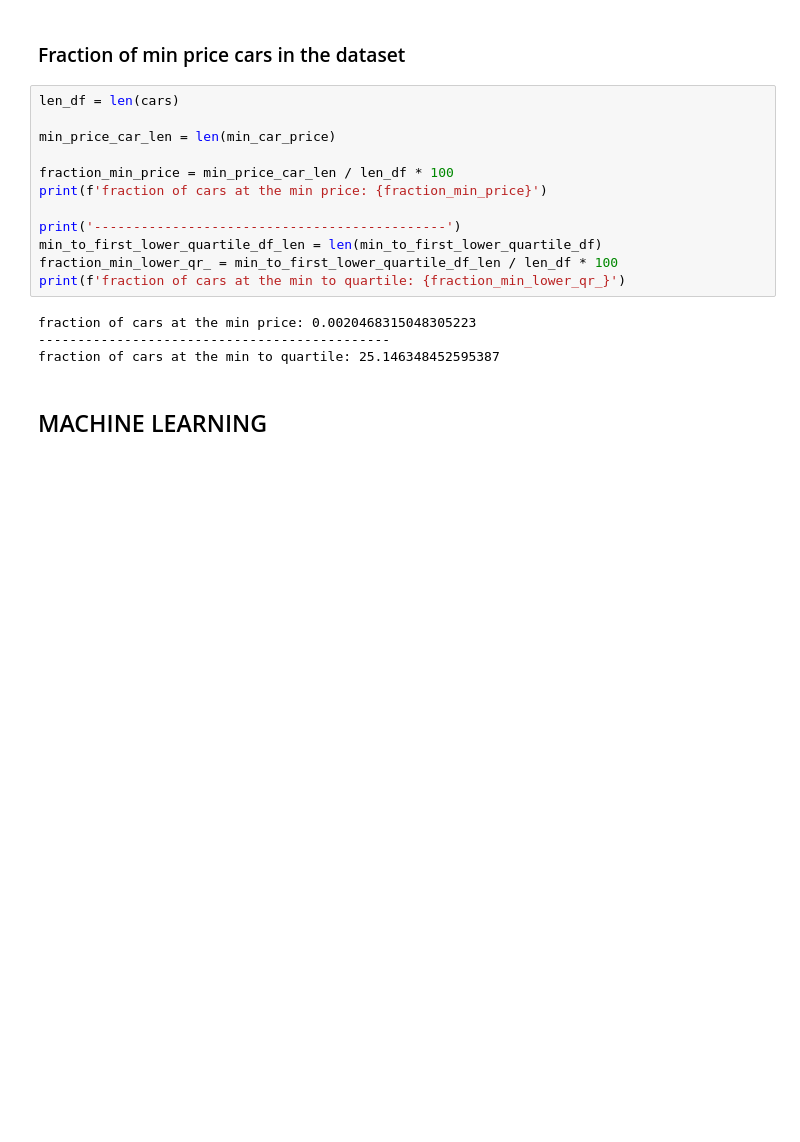
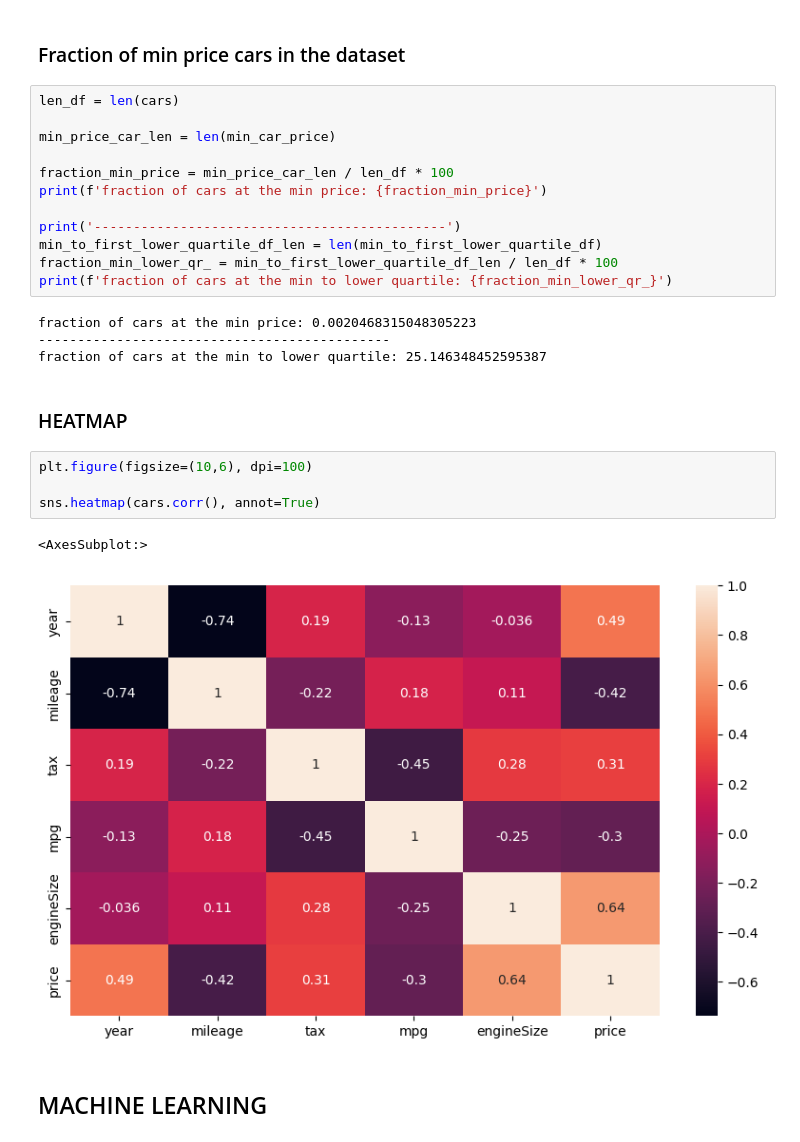
Before and after one commit to fzaman679/car_sales, a Jupyter notebook: notebooks/main.ipynb, the cells around one changed output. Drawn from its saved outputs; the diff is of its cells as text; blank space fills up the shorter version.

```diff
--- a/notebooks/main.ipynb
+++ b/notebooks/main.ipynb
@@ -153,11 +154,20 @@ print(f'fraction of cars at the min price: {fraction_min_price}')
 print('---------------------------------------------')
 min_to_first_lower_quartile_df_len = len(min_to_first_lower_quartile_df)
 fraction_min_lower_qr_ = min_to_first_lower_quartile_df_len / len_df * 100
-print(f'fraction of cars at the min to quartile: {fraction_min_lower_qr_}')
+print(f'fraction of cars at the min to lower quartile: {fraction_min_lower_qr_}')
 # %% [output]
 fraction of cars at the min price: 0.0020468315048305223
 ---------------------------------------------
-fraction of cars at the min to quartile: 25.146348452595387
+fraction of cars at the min to lower quartile: 25.146348452595387
+# %% [markdown]
+### HEATMAP
+# %%
+plt.figure(figsize=(10,6), dpi=100)
+
+sns.heatmap(cars.corr(), annot=True)
+# %% [output]
+<AxesSubplot:>
+[figure, added]
 # %% [markdown]
 ## MACHINE LEARNING
 # %% [markdown]
```
Also changed, not shown: parts of 8 cells of this notebook, 4 other files.
